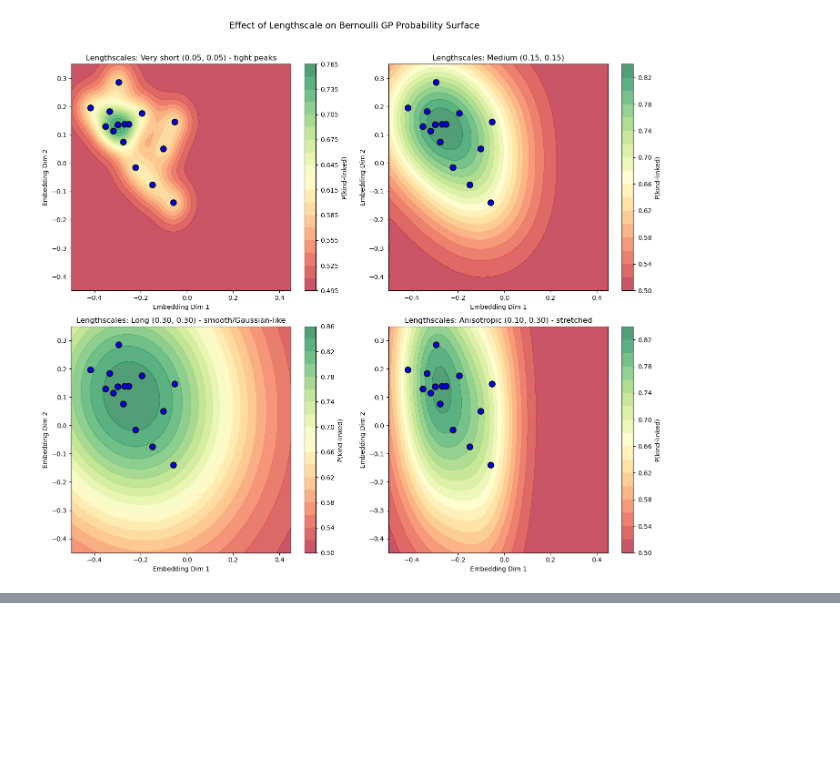
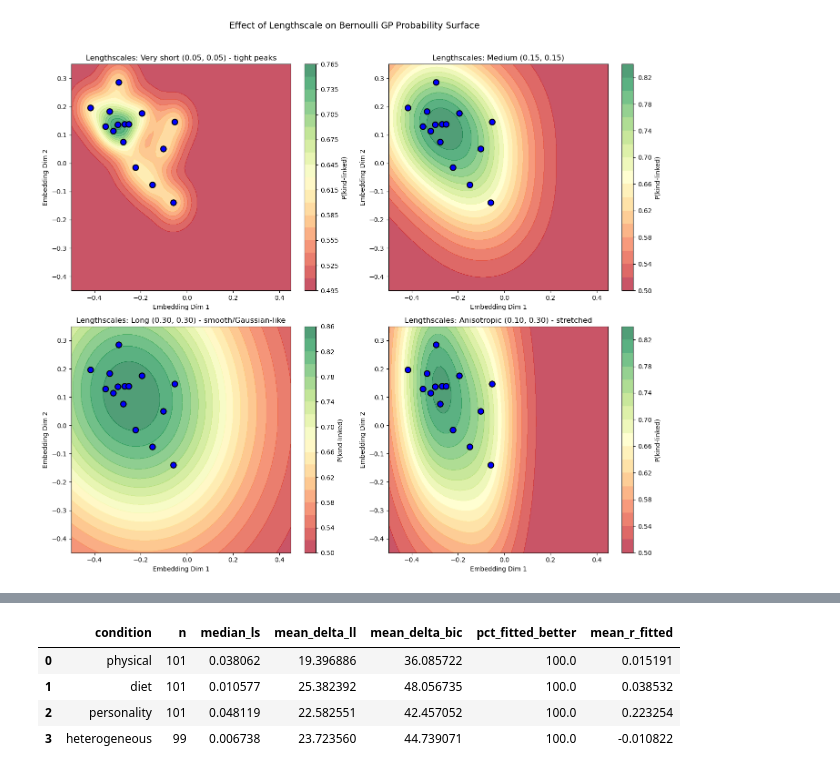
Before and after one commit to mariannazhang/compgenerics, a Jupyter notebook: model/gp/model-gp-study9.ipynb, the cells around one changed output, grey strips where cells are left out. Saved outputs shown, nothing was run; the diff lists cells and outputs as text; code cells hidden in the pictures; blank space fills up the shorter version.

```diff
--- a/model/gp/model-gp-study9.ipynb
+++ b/model/gp/model-gp-study9.ipynb
@@ -565,0 +614,26 @@ plt.show()
+# %%
+# ── Load participant data ──────────────────────────────────────────────────
+# study9.csv has 3 header rows (col names, Qualtrics labels, importIds); data starts at row 3
+with open('../../data/study9.csv') as f:
+    rows = list(csv.reader(f))
+
+CSV_HEADER = rows[0]
+data_rows  = rows[3:]
+
+cond_idx = CSV_HEADER.index('condition')
+
+participants = []
+for row in data_rows:
+    cond      = row[cond_idx]
+    responses = np.array([float(row[CSV_HEADER.index(c)]) / 100.0 for c in TEST_COLS])
+    participants.append({'condition': cond, 'responses': responses})
+
+# ── Summary ────────────────────────────────────────────────────────────────
+from collections import Counter
+cond_counts = Counter(p['condition'] for p in participants)
+print(f"Total participants: {len(participants)}")
+for cond, n in sorted(cond_counts.items()):
+    print(f"  {cond}: n={n}")
+all_resp = np.concatenate([p['responses'] for p in participants])
+print(f"\nResponse range: [{all_resp.min():.3f}, {all_resp.max():.3f}]")
+print(f"Mean within-participant std: {np.mean([np.std(p['responses']) for p in participants]):.3f}")
@@ -565,0 +786,24 @@ plt.show()
+# %%
+# ── Summary table by condition ────────────────────────────────────────────
+summary = []
+for cond in ['physical', 'diet', 'personality', 'heterogeneous']:
+    cr = [r for r in results if r['condition'] == cond]
+    rs = [r['r_fitted'] for r in cr if not np.isnan(r['r_fitted'])]
+    summary.append({
+        'condition':          cond,
+        'n':                  len(cr),
+        'median_ls':          np.median([r['fitted_ls']  for r in cr]),
+        'mean_delta_ll':      np.mean([r['delta_ll']     for r in cr]),
+        'mean_delta_bic':     np.mean([r['delta_bic']    for r in cr]),
+        'pct_fitted_better':  100 * np.mean([r['delta_ll'] > 0 for r in cr]),
+        'mean_r_fitted':      np.mean(rs) if rs else np.nan,
+    })
+
+summary_df = pd.DataFrame(summary)
+summary_df
+# %% [output]
+|  | condition | n | median_ls | mean_delta_ll | mean_delta_bic | pct_fitted_better | mean_r_fitted |
+| 0 | physical | 101 | 0.038062 | 19.396886 | 36.085722 | 100.0 | 0.015191 |
+| 1 | diet | 101 | 0.010577 | 25.382392 | 48.056735 | 100.0 | 0.038532 |
+| 2 | personality | 101 | 0.048119 | 22.582551 | 42.457052 | 100.0 | 0.223254 |
+| 3 | heterogeneous | 99 | 0.006738 | 23.723560 | 44.739071 | 100.0 | -0.010822 |
```
Also changed, not shown: parts of 7 cells of this notebook.
